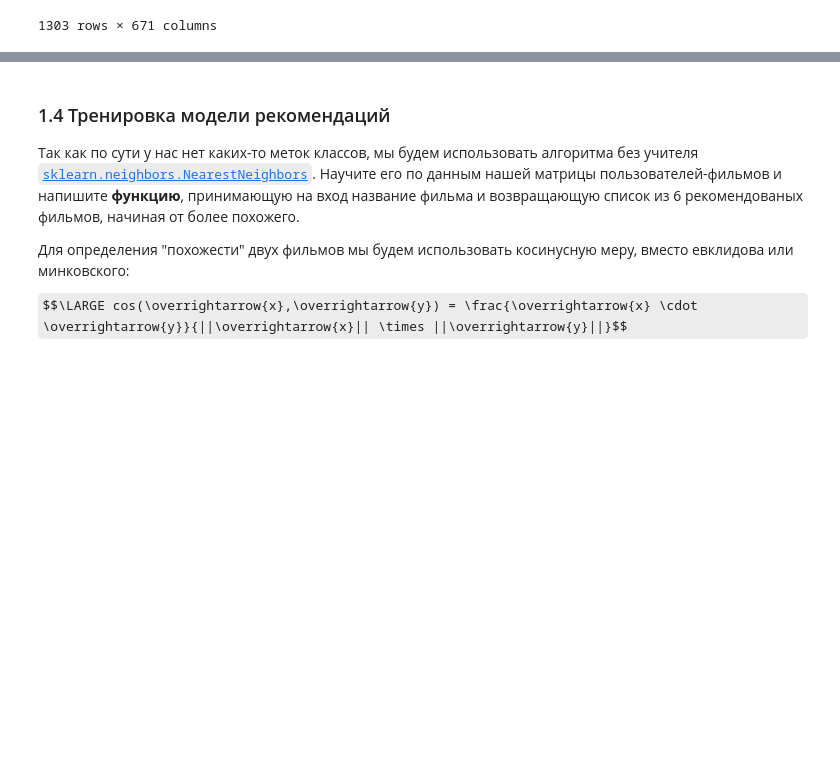
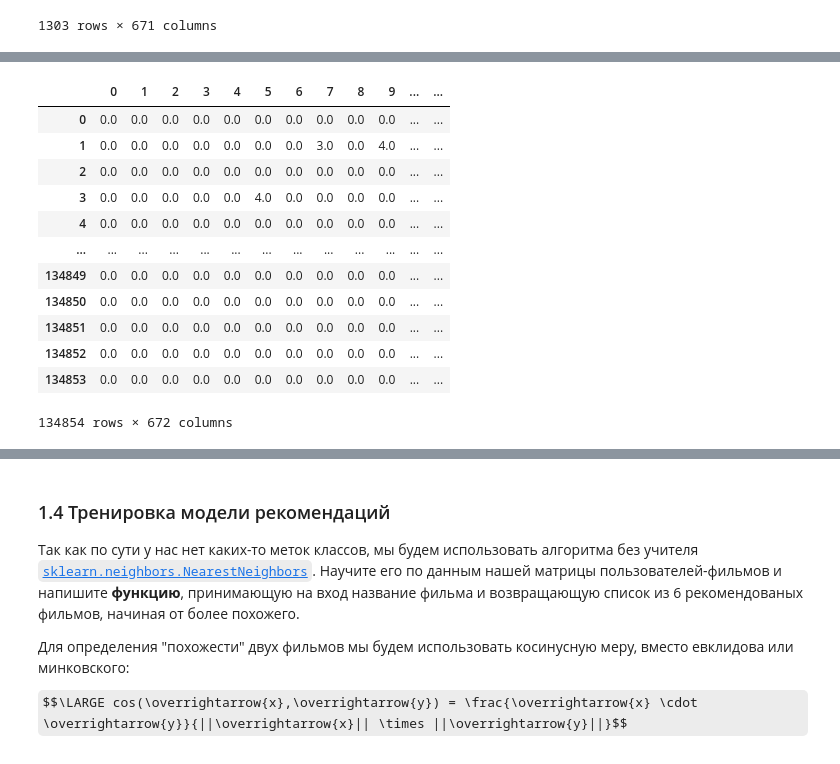
Before and after one commit to D7nis/Course-ML-Classic, a Jupyter notebook: Practice/6. Классификация, kNN/06-02-classification_DDA.ipynb, the cells around one changed output, grey strips where cells are left out. Drawn from its saved outputs; the diff is of its cells as text; code cells hidden in the pictures; some formulas as TeX source; blank space fills up the shorter version.

```diff
--- a/Practice/6. Классификация, kNN/06-02-classification_DDA.ipynb
+++ b/Practice/6. Классификация, kNN/06-02-classification_DDA.ipynb
@@ -137,0 +123,3 @@ ratings_gt_20
+# %%
+ratings_gt20=ratings[ratings['movieId'].isin(movieid_gt20)]
+ratings_gt20
@@ -172,0 +172,3 @@ movies_gt_20
+# %%
+movies_gt20=movies.loc[movieid_gt20]
+movies_gt20
@@ -173,5 +190,5 @@ movies_gt_20
 # %%
-films = ratings_gt_20.join(movies_gt_20,lsuffix='_duble',on='movieId',how='left')
+films = ratings_gt20.join(movies_gt20,lsuffix='_duble',on='movieId',how='left')
 films.head()
 # %% [output]
 |  | userId | movieId | rating | timestamp | title | genres |
@@ -236,0 +257,3 @@ csr = csr_matrix((films.rating, (films.userId, films.movieId)))
+# %%
+#csr_matrix((data, (row_ind, col_ind)), [shape=(M, N)])
+csr = csr_matrix((films.rating, (films.movieId,films.userId)))
@@ -237,3 +274,20 @@ csr = csr_matrix((films.rating, (films.userId, films.movieId)))
+# %%
+df_csr = pd.DataFrame(csr.toarray())
+df_csr
+# %% [output]
+|  | 0 | 1 | 2 | 3 | 4 | 5 | 6 | 7 | 8 | 9 | ... | ... |
+| 0 | 0.0 | 0.0 | 0.0 | 0.0 | 0.0 | 0.0 | 0.0 | 0.0 | 0.0 | 0.0 | ... | ... |
+| 1 | 0.0 | 0.0 | 0.0 | 0.0 | 0.0 | 0.0 | 0.0 | 3.0 | 0.0 | 4.0 | ... | ... |
+| 2 | 0.0 | 0.0 | 0.0 | 0.0 | 0.0 | 0.0 | 0.0 | 0.0 | 0.0 | 0.0 | ... | ... |
+| 3 | 0.0 | 0.0 | 0.0 | 0.0 | 0.0 | 4.0 | 0.0 | 0.0 | 0.0 | 0.0 | ... | ... |
+| 4 | 0.0 | 0.0 | 0.0 | 0.0 | 0.0 | 0.0 | 0.0 | 0.0 | 0.0 | 0.0 | ... | ... |
+| ... | ... | ... | ... | ... | ... | ... | ... | ... | ... | ... | ... | ... |
+| 134849 | 0.0 | 0.0 | 0.0 | 0.0 | 0.0 | 0.0 | 0.0 | 0.0 | 0.0 | 0.0 | ... | ... |
+| 134850 | 0.0 | 0.0 | 0.0 | 0.0 | 0.0 | 0.0 | 0.0 | 0.0 | 0.0 | 0.0 | ... | ... |
+| 134851 | 0.0 | 0.0 | 0.0 | 0.0 | 0.0 | 0.0 | 0.0 | 0.0 | 0.0 | 0.0 | ... | ... |
+| 134852 | 0.0 | 0.0 | 0.0 | 0.0 | 0.0 | 0.0 | 0.0 | 0.0 | 0.0 | 0.0 | ... | ... |
+| 134853 | 0.0 | 0.0 | 0.0 | 0.0 | 0.0 | 0.0 | 0.0 | 0.0 | 0.0 | 0.0 | ... | ... |
+134854 rows × 672 columns
 # %%
 csr.toarray().shape
 # %% [output]
```
Also changed, not shown: parts of 37 cells of this notebook, 1 other file.
